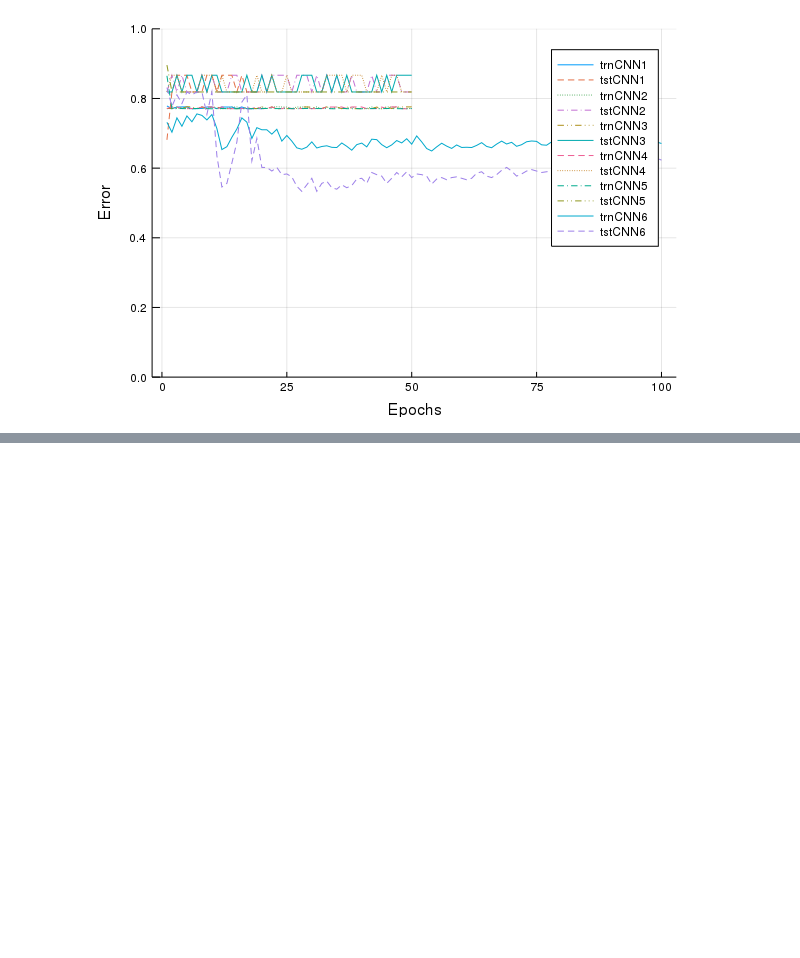
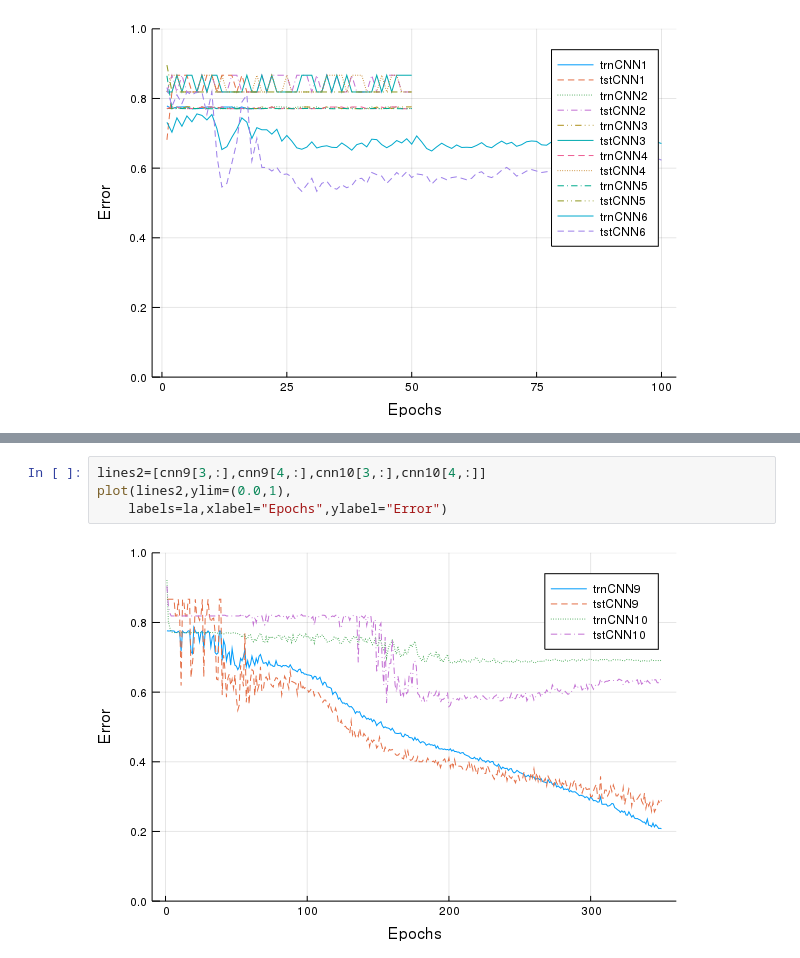
Before and after one commit to alabrashJr/DCNN-Julia, a Jupyter notebook: DCNN.ipynb, the cells around one changed output, grey strips where cells are left out. Cells and saved outputs as stored; diff of their text form; blank space fills up the shorter version.

```diff
--- a/DCNN.ipynb
+++ b/DCNN.ipynb
@@ -522,0 +558,6 @@ plot(lines2,ylim=(0.0,1),
+# %%
+lines2=[cnn9[3,:],cnn9[4,:],cnn10[3,:],cnn10[4,:]]
+plot(lines2,ylim=(0.0,1),
+    labels=la,xlabel="Epochs",ylabel="Error")
+# %% [output]
+[figure, added]
```
Also changed, not shown: parts of 15 cells of this notebook, 3 other files.
